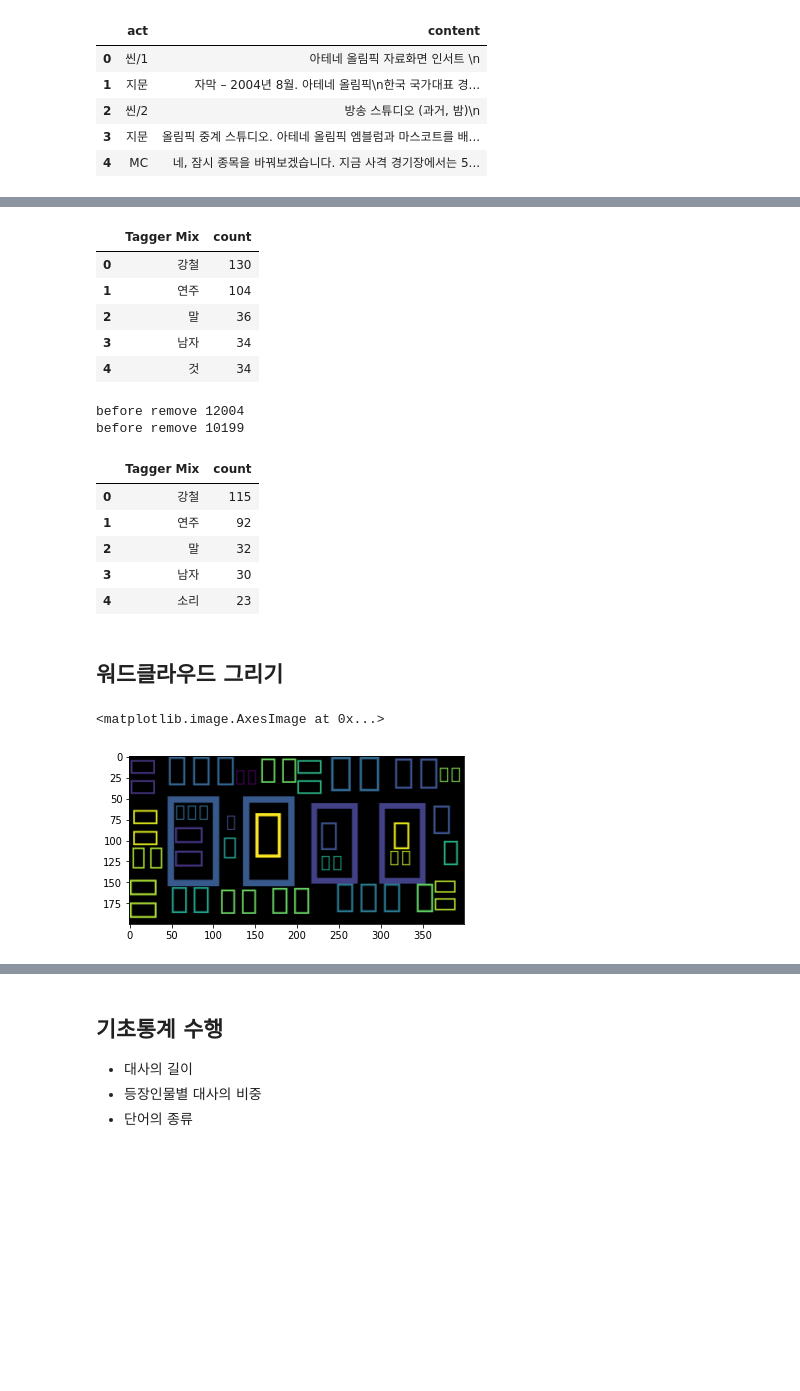
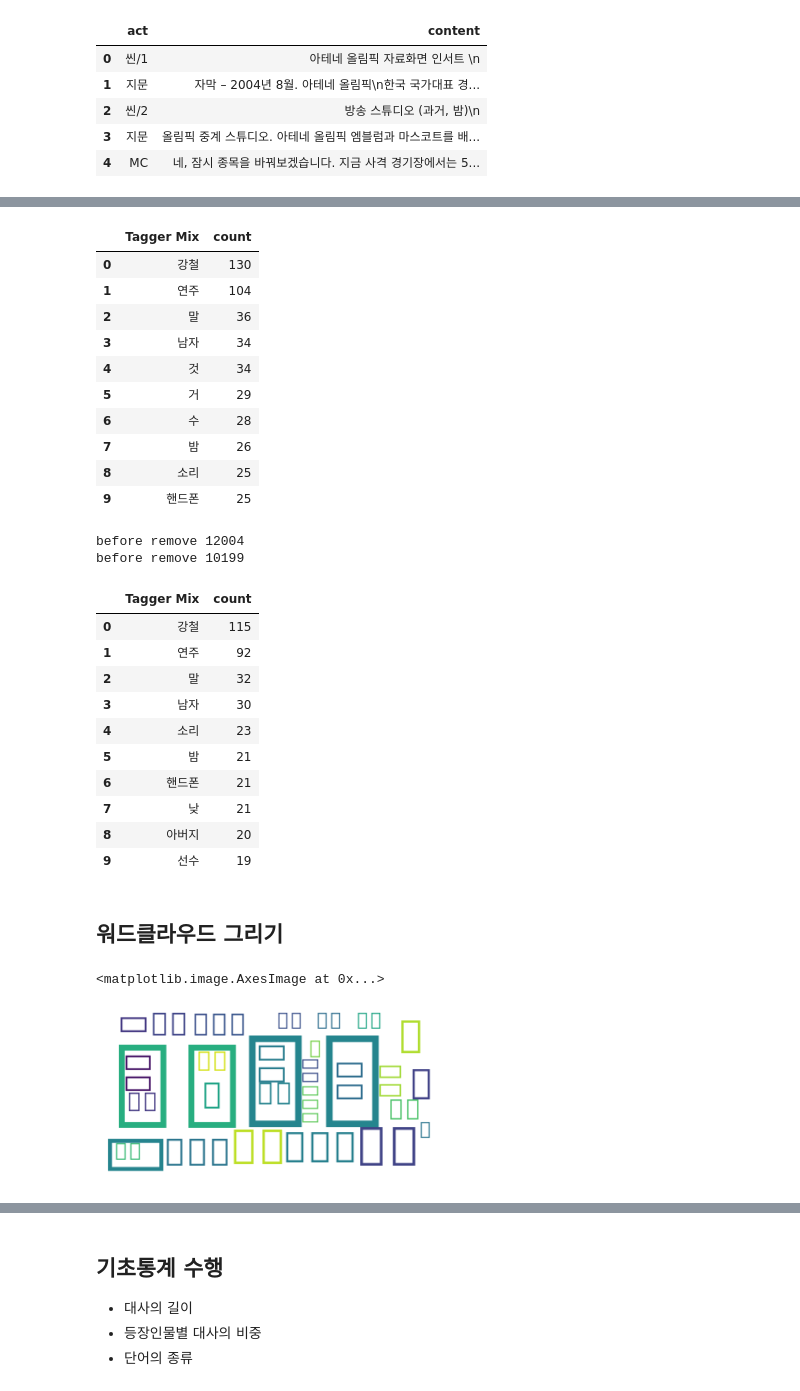
Before and after one commit to neutri-no/brunch, a Jupyter notebook: 03_02_nlp_and_EDA_.ipynb, the cells around one changed output, grey strips where cells are left out. Saved outputs shown, nothing was run; the diff lists cells and outputs as text; code cells hidden in the pictures; blank space fills up the shorter version.

```diff
--- a/03_02_nlp_and_EDA_.ipynb
+++ b/03_02_nlp_and_EDA_.ipynb
@@ -104,7 +108,7 @@ content_nouns_mix = pd.concat([content_nouns_ha_pd,content_nouns_tw_pd,content_n
 content_nouns_mix_rank = content_nouns_mix.value_counts()[:30].reset_index()
 content_nouns_mix_rank.columns = ['Tagger Mix','count']
 content_nouns_mix_rank['count'] = content_nouns_mix_rank['count']//3
-content_nouns_mix_rank.head()
+content_nouns_mix_rank.head(10)
 # %% [output]
 |  | Tagger Mix | count |
 | 0 | 강철 | 130 |
@@ -112,6 +116,11 @@ content_nouns_mix_rank.head()
 | 2 | 말 | 36 |
 | 3 | 남자 | 34 |
 | 4 | 것 | 34 |
+| 5 | 거 | 29 |
+| 6 | 수 | 28 |
+| 7 | 밤 | 26 |
+| 8 | 소리 | 25 |
+| 9 | 핸드폰 | 25 |
 # %%
 # 태깅 클래스 사용에도 불구하고 '것, 거, 수' 등 명사로 활용키 어려운 것들은 제거하자
 print("before remove {}".format(len(content_nouns_mix)))
@@ -127,7 +136,7 @@ before remove 10199
 content_nouns_mix_rank = content_nouns_mix.value_counts()[:30].reset_index()
 content_nouns_mix_rank.columns = ['Tagger Mix','count']
 content_nouns_mix_rank['count'] = content_nouns_mix_rank['count']//3
-content_nouns_mix_rank.head()
+content_nouns_mix_rank.head(10)
 # %% [output]
 |  | Tagger Mix | count |
 | 0 | 강철 | 115 |
@@ -135,6 +144,11 @@ content_nouns_mix_rank.head()
 | 2 | 말 | 32 |
 | 3 | 남자 | 30 |
 | 4 | 소리 | 23 |
+| 5 | 밤 | 21 |
+| 6 | 핸드폰 | 21 |
+| 7 | 낮 | 21 |
+| 8 | 아버지 | 20 |
+| 9 | 선수 | 19 |
 # %% [markdown]
 ## 워드클라우드 그리기
 # %%
@@ -147,9 +161,10 @@ for noun, cnt in content_nouns_mix_rank.values:
   content_rank_dict[noun]=cnt
 # %%
 # 한글 출력시 에러 발생
-wordcloud = WordCloud().generate_from_frequencies(content_rank_dict)
+wordcloud = WordCloud(background_color='white').generate_from_frequencies(content_rank_dict)
 fig = plt.figure()
+plt.axis('off')
 plt.imshow(wordcloud, interpolation='bilinear')
 # %% [output]
 <matplotlib.image.AxesImage at 0x...>
-[figure, old version]
+[figure, new version]
```
Also changed, not shown: parts of 7 cells of this notebook.
